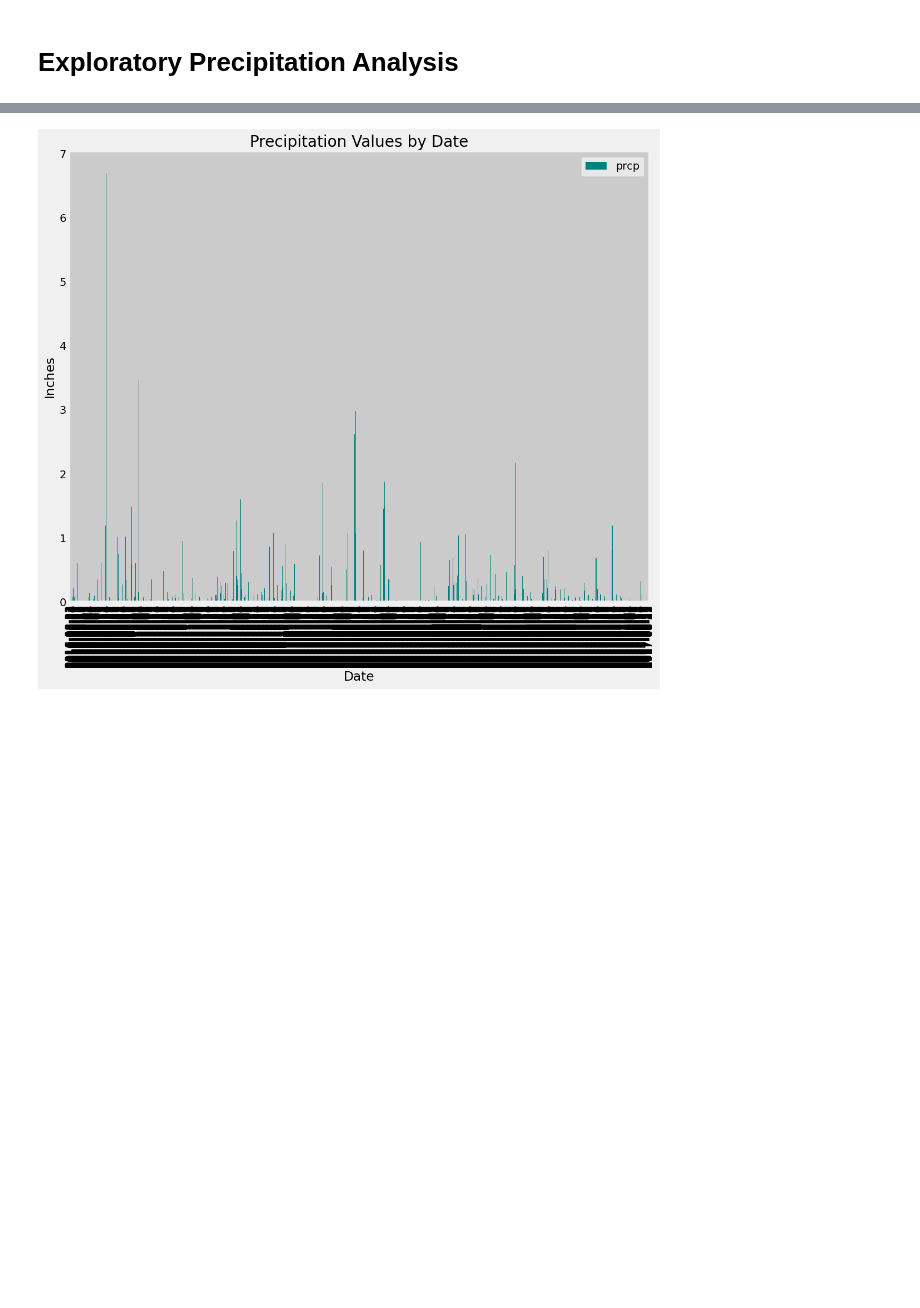
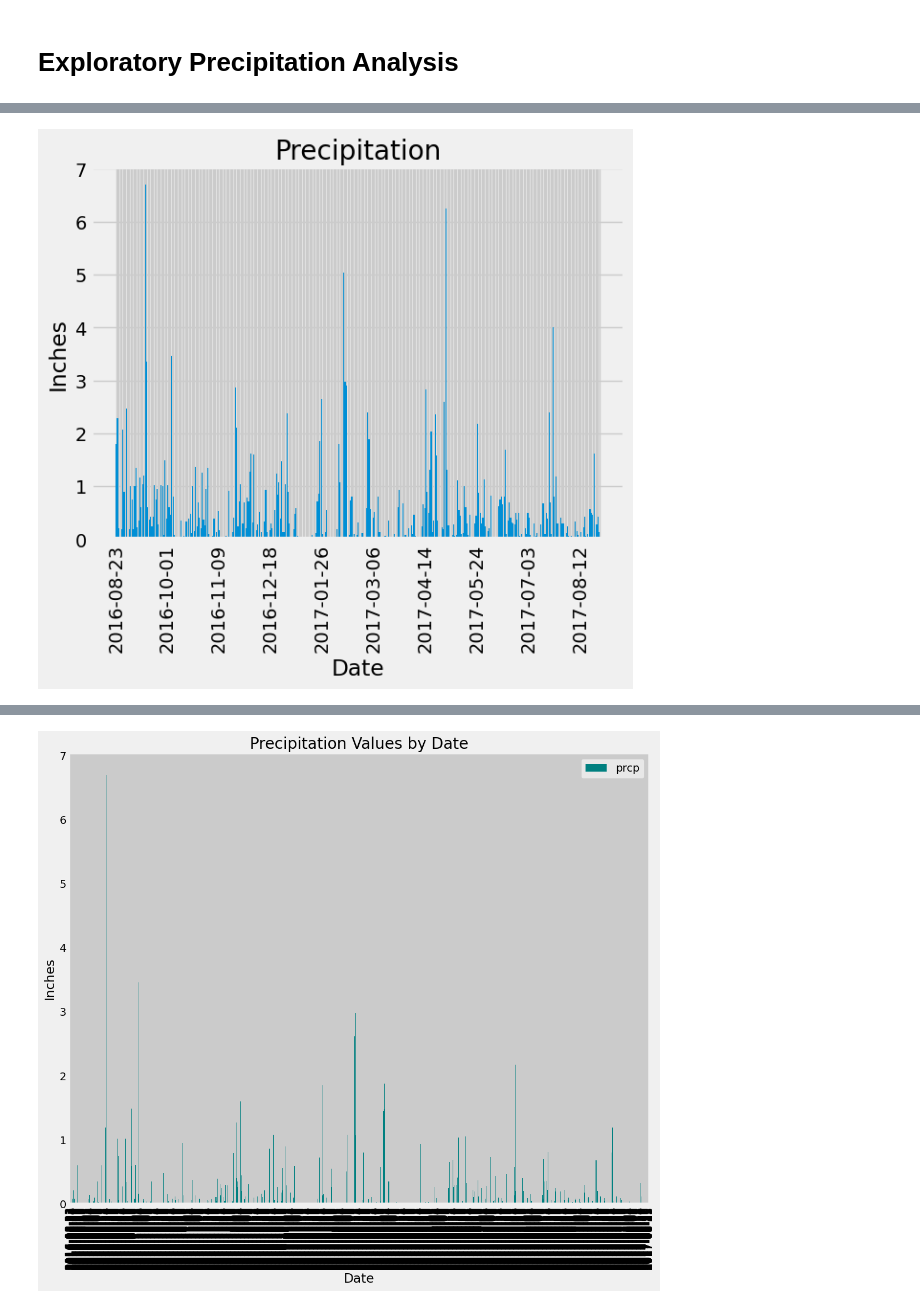
Before and after one commit to rchascall/sqlalchemy-challenge, a Jupyter notebook: SurfsUp/climate_starter.ipynb, the cells around one changed output, grey strips where cells are left out. Cells and saved outputs as stored; diff of their text form; code cells hidden in the pictures; blank space fills up the shorter version.

```diff
--- a/SurfsUp/climate_starter.ipynb
+++ b/SurfsUp/climate_starter.ipynb
@@ -70,0 +75,13 @@ print(last_year)
+# %%
+# Save the query results as a Pandas DataFrame and set the index to the date column
+score_date = []
+precip = []
+
+for scores, precips in year_precipitation:
+        score_date.append(scores)
+        precip.append(precips)
+
+df_precip = pd.DataFrame({"Date": score_date, "Precipitation": precip})
+df_precip.set_index("Date", inplace=True)
+df_precip.sort_values(by=["Date"])
+df_precip.head()
@@ -71,3 +96,18 @@ print(last_year)
+# %%
+plt.bar(df_precip.index, df_precip["Precipitation"])
+plt.title("Precipitation")
+plt.xlabel("Date")
+plt.ylabel("Inches")
+plt.xticks(rotation=90)
+
+ax = plt.gca()
+temp = ax.xaxis.get_ticklabels()
+temp = list(set(temp) - set(temp[::39]))
+for label in temp:
+    label.set_visible(False)
+plt.show()
+# %% [output]
+[figure, added]
 # %%
 # Save the query results as a Pandas DataFrame and set the index to the date column
 df_precipitation = pd.DataFrame(year_precipitation)
```
Also changed, not shown: parts of 9 cells of this notebook, 2 other files.
